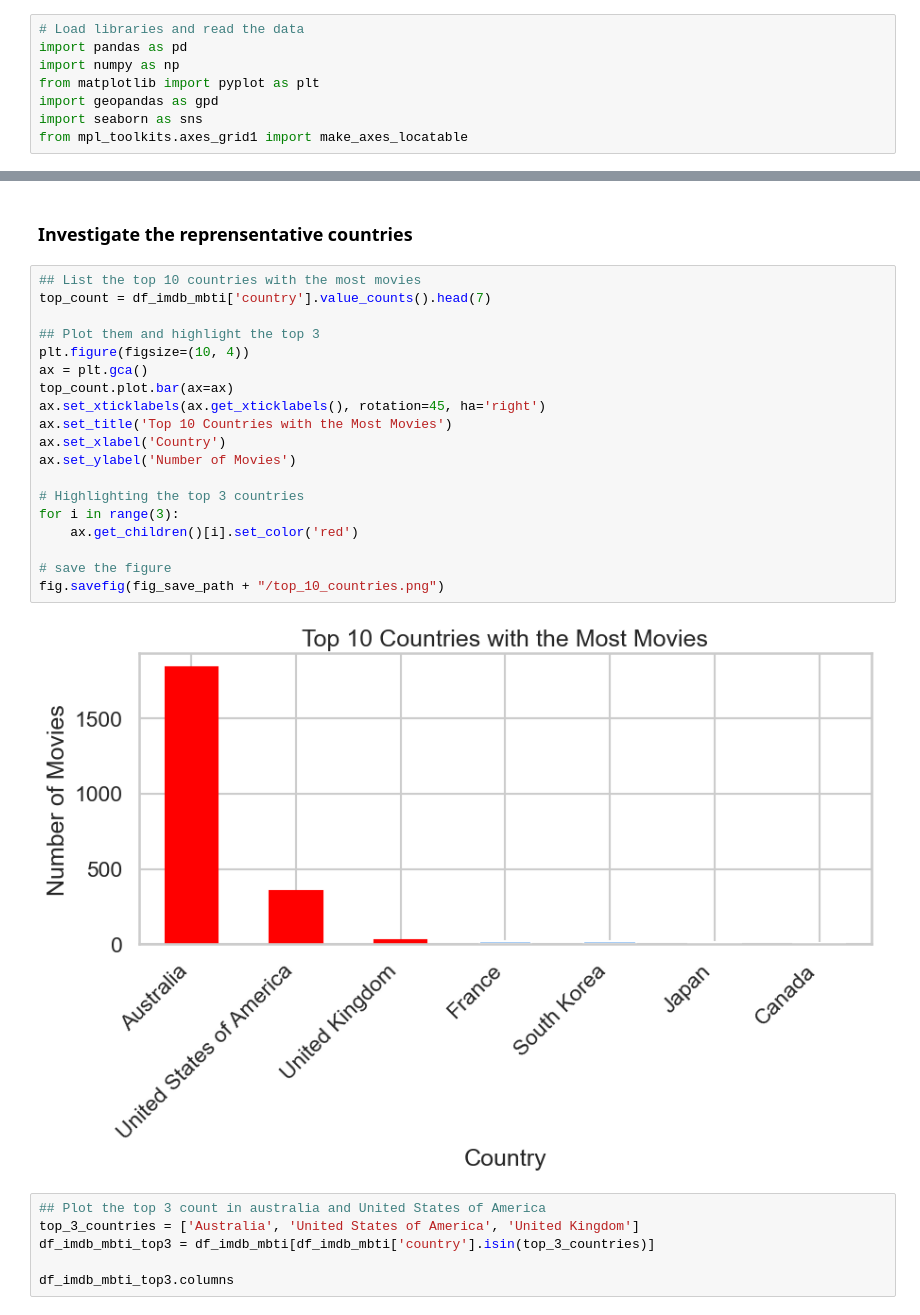
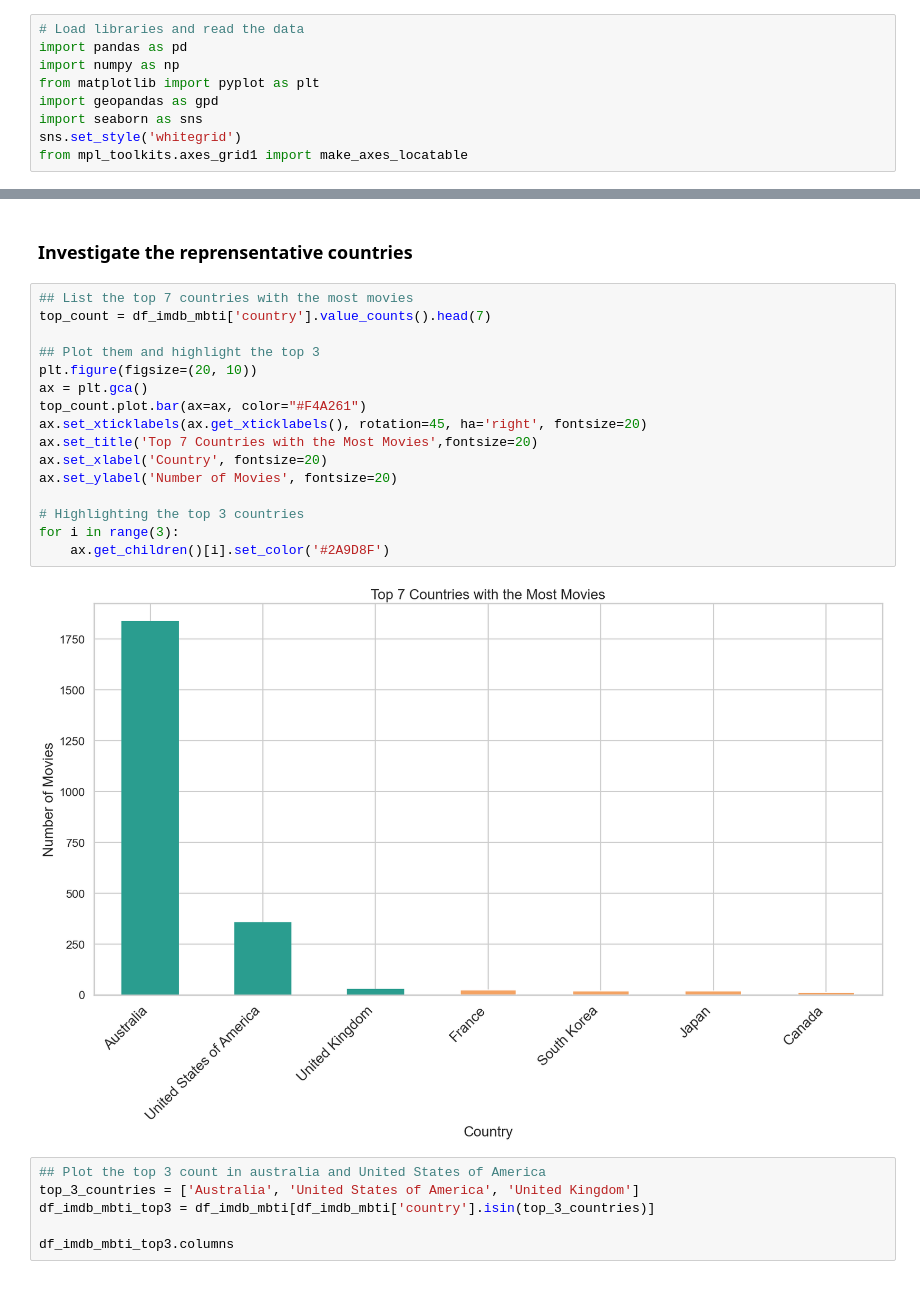
Before and after one commit to Xiaotong1120/Exploratory-Data-Analysis-on-Movie-Characters-MBTI-Personality-Types-, a Jupyter notebook: Geographic_EDA.ipynb, the cells around one changed output, grey strips where cells are left out. Cells and saved outputs as stored; diff of their text form.

```diff
--- a/Geographic_EDA.ipynb
+++ b/Geographic_EDA.ipynb
@@ -9,6 +9,7 @@ import numpy as np
 from matplotlib import pyplot as plt
 import geopandas as gpd
 import seaborn as sns
+sns.set_style('whitegrid')
 from mpl_toolkits.axes_grid1 import make_axes_locatable
 # %%
 # Read the data
@@ -275,26 +274,23 @@ df_imdb_mbti.to_csv("data/cleaned/df_map_mbti.csv")
 # %% [markdown]
 ### Investigate the reprensentative countries
 # %%
-## List the top 10 countries with the most movies
+## List the top 7 countries with the most movies
 top_count = df_imdb_mbti['country'].value_counts().head(7)
 
 ## Plot them and highlight the top 3
-plt.figure(figsize=(10, 4))
+plt.figure(figsize=(20, 10))
 ax = plt.gca()
-top_count.plot.bar(ax=ax)
-ax.set_xticklabels(ax.get_xticklabels(), rotation=45, ha='right')
-ax.set_title('Top 10 Countries with the Most Movies')
-ax.set_xlabel('Country')
-ax.set_ylabel('Number of Movies')
+top_count.plot.bar(ax=ax, color="#F4A261")
+ax.set_xticklabels(ax.get_xticklabels(), rotation=45, ha='right', fontsize=20)
+ax.set_title('Top 7 Countries with the Most Movies',fontsize=20)
+ax.set_xlabel('Country', fontsize=20)
+ax.set_ylabel('Number of Movies', fontsize=20)
 
 # Highlighting the top 3 countries
 for i in range(3):
-    ax.get_children()[i].set_color('red')
-
-# save the figure
-fig.savefig(fig_save_path + "/top_10_countries.png")
+    ax.get_children()[i].set_color('#2A9D8F')
 # %% [output]
-[figure, old version]
+[figure, new version]
 # %%
 ## Plot the top 3 count in australia and United States of America
 top_3_countries = ['Australia', 'United States of America', 'United Kingdom']
```
Also changed, not shown: parts of 11 cells of this notebook, 28 other files.
